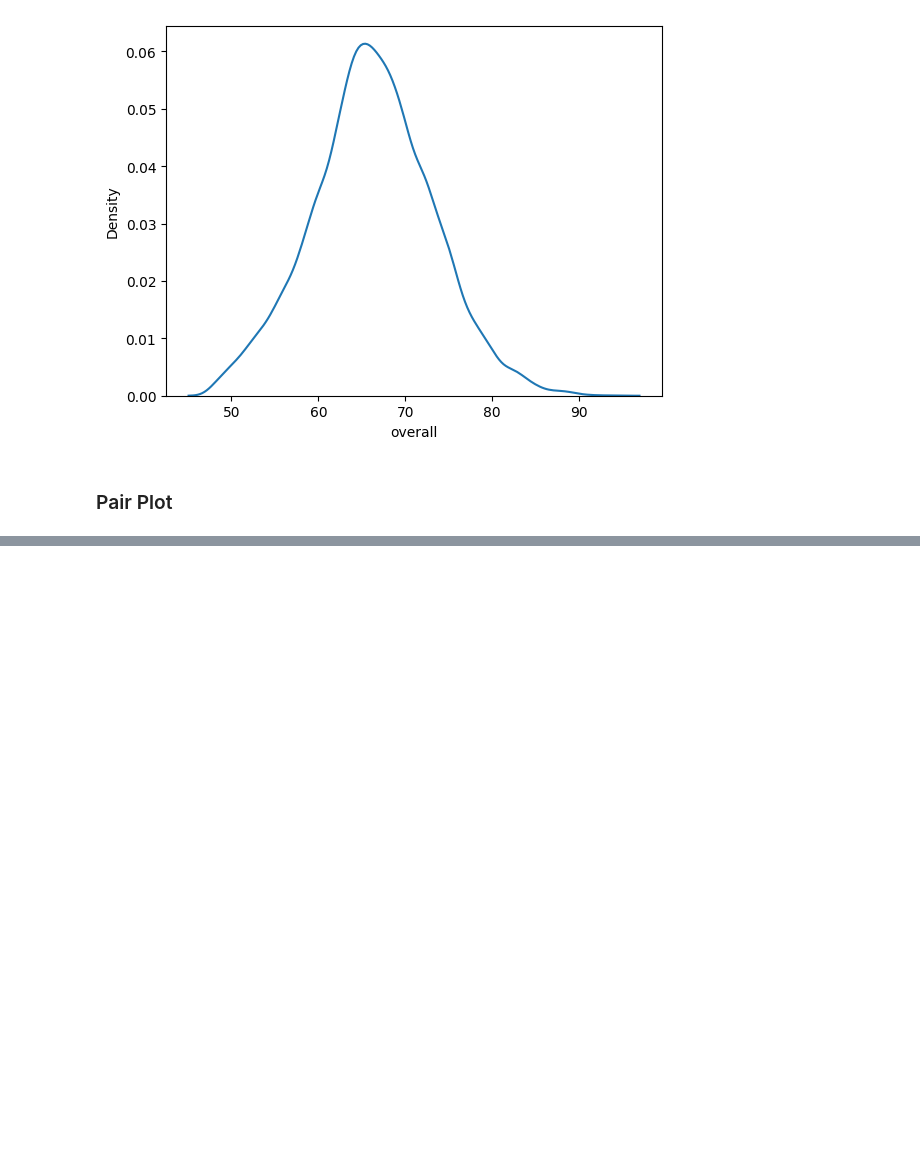
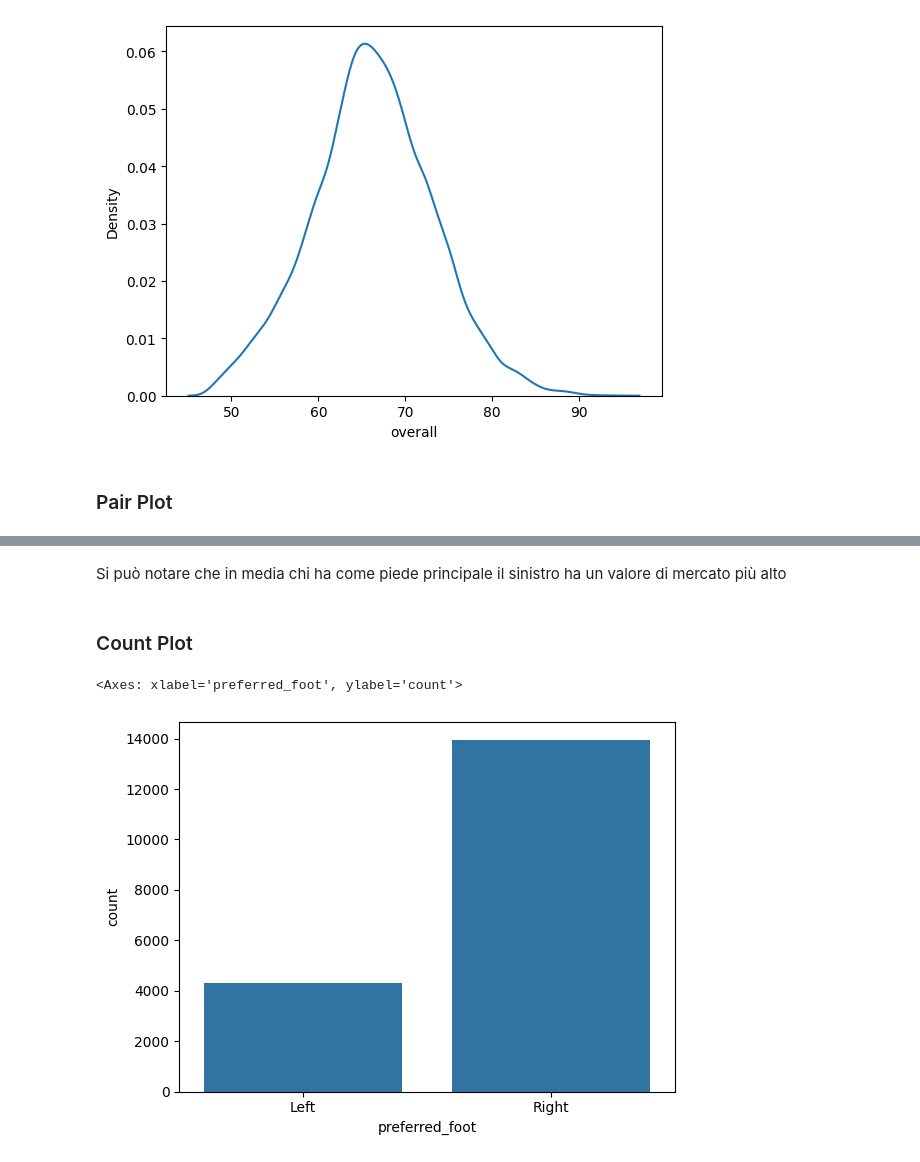
Before and after one commit to saajann/data-science, a Jupyter notebook: examples/03_football_EDA.ipynb, the cells around one changed output, grey strips where cells are left out. Saved outputs shown, nothing was run; the diff lists cells and outputs as text; code cells hidden in the pictures; blank space fills up the shorter version.

```diff
--- a/examples/03_football_EDA.ipynb
+++ b/examples/03_football_EDA.ipynb
@@ -89,0 +101,9 @@ KeyboardInterrupt:
+# %% [markdown]
+Si può notare che in media chi ha come piede principale il sinistro ha un valore di mercato più alto
+# %% [markdown]
+### Count Plot
+# %%
+sns.countplot(data=df, x='preferred_foot')
+# %% [output]
+<Axes: xlabel='preferred_foot', ylabel='count'>
+[figure, added]
```
Also changed, not shown: parts of 15 cells of this notebook.
